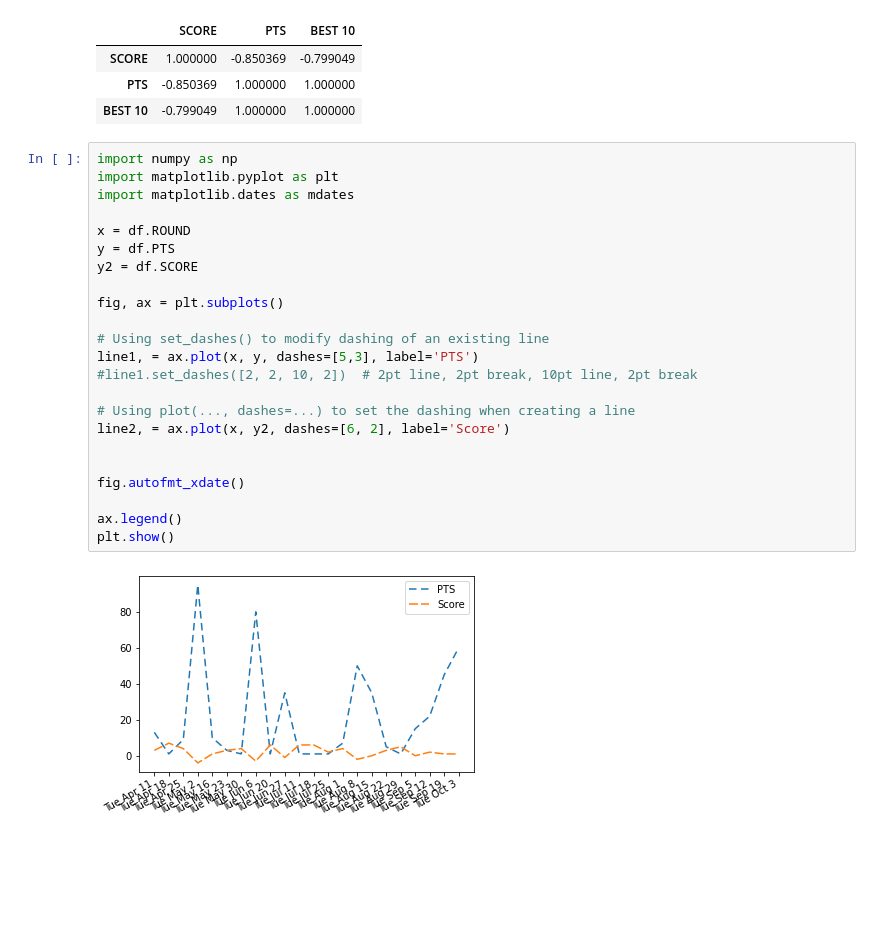
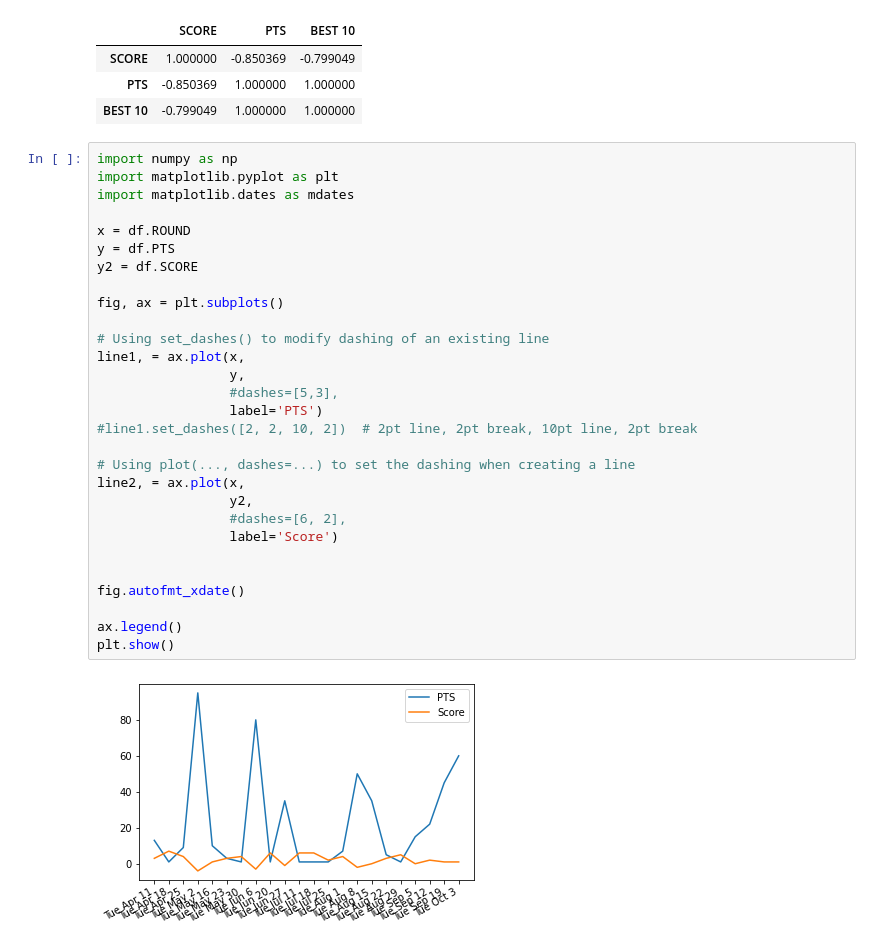
Before and after one commit to rypi314/data_golf, a Jupyter notebook: Spark/EDA.ipynb, the cells around one changed output. Drawn from its saved outputs; the diff is of its cells as text; blank space fills up the shorter version.

Commit message:
removed dashes

```diff
--- a/Spark/EDA.ipynb
+++ b/Spark/EDA.ipynb
@@ -57,25 +57,31 @@ df.corr('pearson',10)
 # %%
 import numpy as np
 import matplotlib.pyplot as plt
 import matplotlib.dates as mdates
 
 x = df.ROUND
 y = df.PTS
 y2 = df.SCORE
 
 fig, ax = plt.subplots()
 
 # Using set_dashes() to modify dashing of an existing line
-line1, = ax.plot(x, y, dashes=[5,3], label='PTS')
+line1, = ax.plot(x,
+                 y,
+                 #dashes=[5,3],
+                 label='PTS')
 #line1.set_dashes([2, 2, 10, 2])  # 2pt line, 2pt break, 10pt line, 2pt break
 
 # Using plot(..., dashes=...) to set the dashing when creating a line
-line2, = ax.plot(x, y2, dashes=[6, 2], label='Score')
+line2, = ax.plot(x,
+                 y2,
+                 #dashes=[6, 2],
+                 label='Score')
 
 
 fig.autofmt_xdate()
 
 ax.legend()
 plt.show()
 # %% [output]
-[figure, old version]
+[figure, new version]
```
